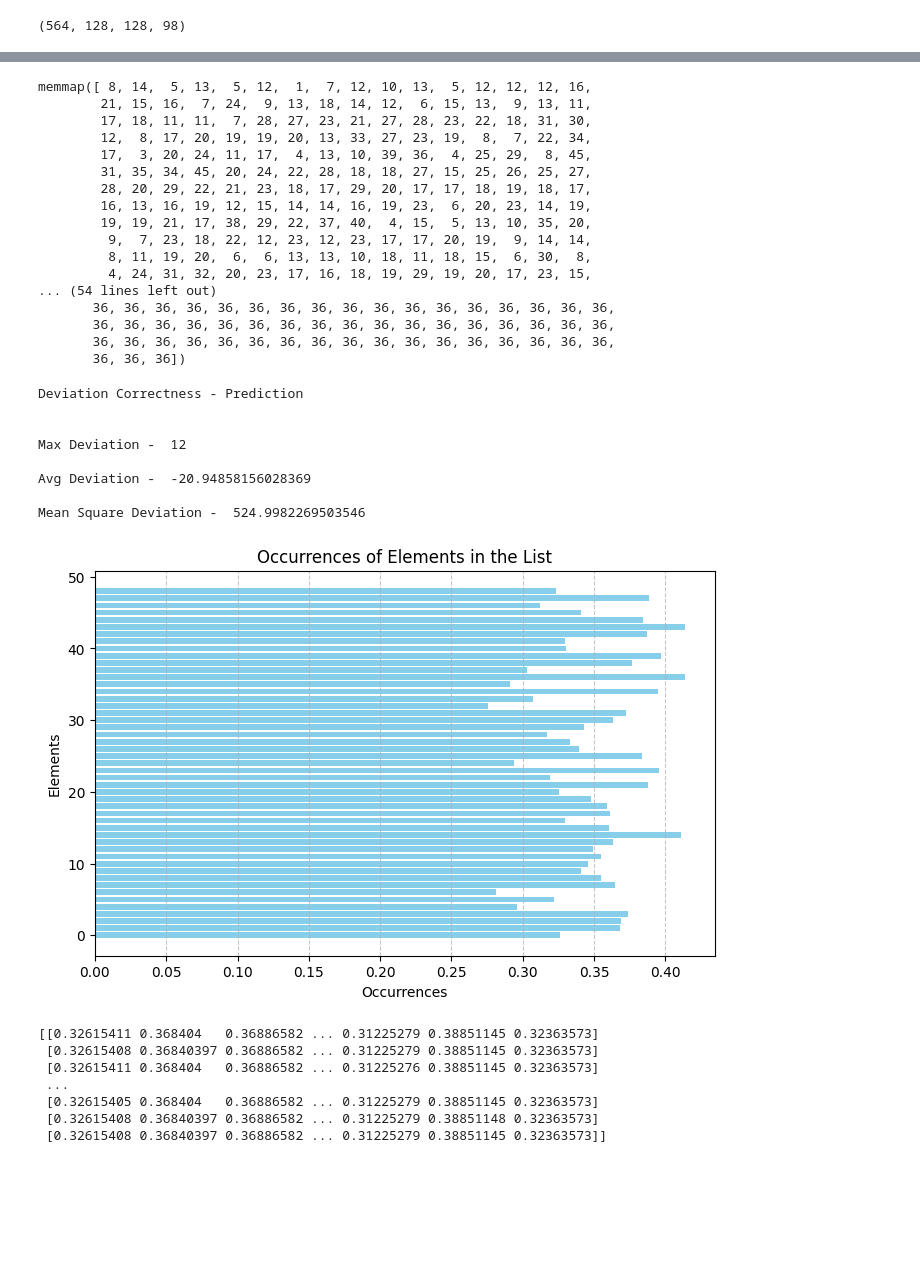
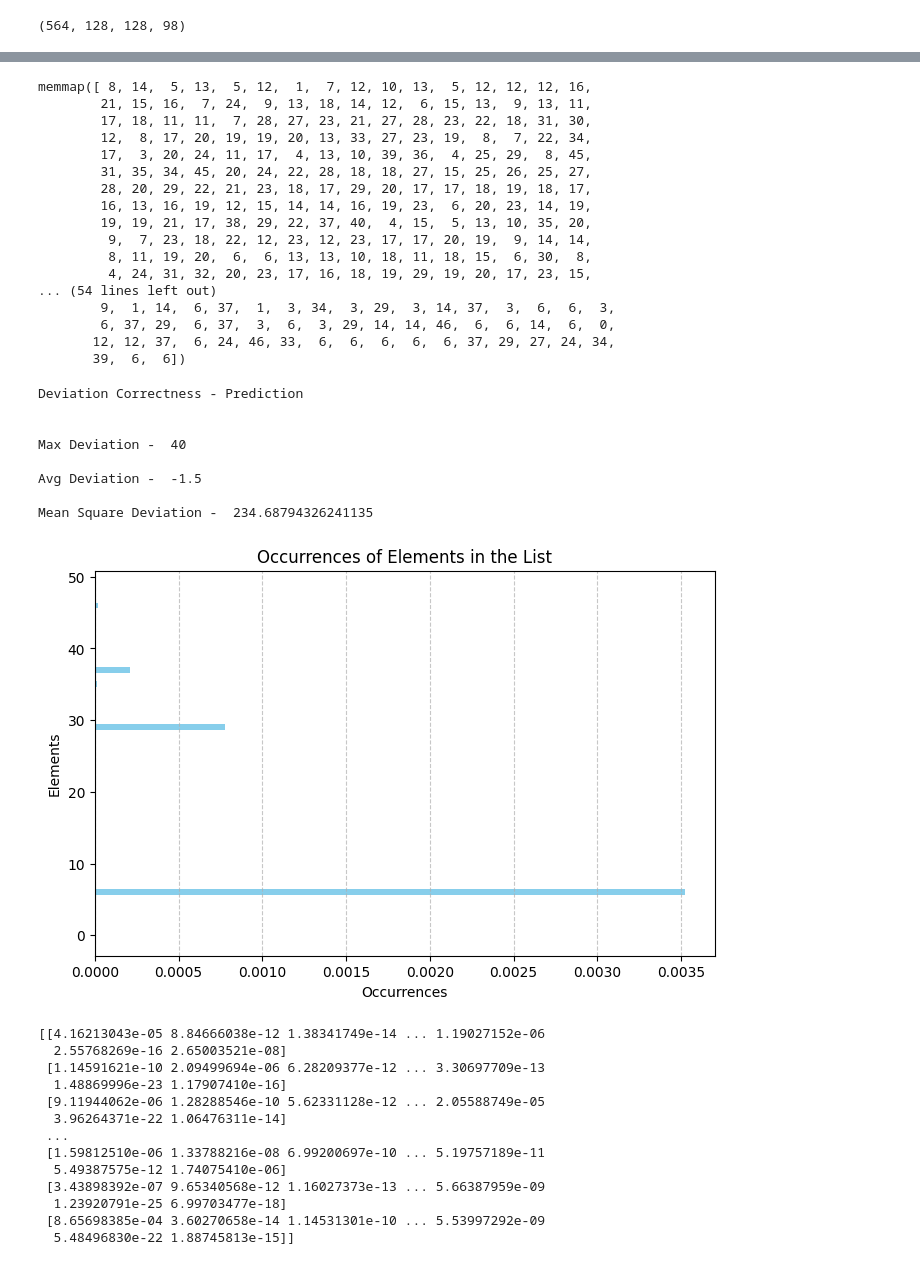
Before and after one commit to Blaze-Leo/Learning-to-Autofocus, a Jupyter notebook: Code/test_model.ipynb, the cells around one changed output, grey strips where cells are left out. Drawn from its saved outputs; the diff is of its cells as text; code cells hidden in the pictures; blank space fills up the shorter version.

```diff
--- a/Code/test_model.ipynb
+++ b/Code/test_model.ipynb
@@ -95,7 +95,7 @@ def ordinal_loss(y_true, y_pred):
 from keras.models import load_model
 
 
-model_path='/mnt/Velocity_Vault/Autofocus/Model/Model_V1/model_epoch_2.keras'
+model_path='/mnt/Velocity_Vault/Autofocus/Model/Full_Trained.keras'
 
 
 model=load_model(model_path,custom_objects={'ordinal_loss': ordinal_loss})
@@ -118,11 +118,12 @@ print(test_dataset.shape)
 predictions=np.zeros((47 * 12, 49), dtype=np.float64)
 
 
-for i in range(12):
-    test_temp=test_dataset[i*47:(i+1)*47]
+for i in range(47):
+    print("Test : ",i)
+    test_temp=test_dataset[i*12:(i+1)*12]
     pred_temp=model.predict(test_temp)
-    for j in range(47):
-        predictions[i*47+j]=pred_temp[j]
+    for j in range(12):
+        predictions[i*12+j]=pred_temp[j]
 
 print(predictions.shape)
 # pprint(predictions)
@@ -189,10 +195,10 @@ memmap([ 8, 14,  5, 13,  5, 12,  1,  7, 12, 10, 13,  5, 12, 12, 12, 16,
          8, 11, 19, 20,  6,  6, 13, 13, 10, 18, 11, 18, 15,  6, 30,  8,
          4, 24, 31, 32, 20, 23, 17, 16, 18, 19, 29, 19, 20, 17, 23, 15,
 ... (54 lines left out)
-       36, 36, 36, 36, 36, 36, 36, 36, 36, 36, 36, 36, 36, 36, 36, 36, 36,
-       36, 36, 36, 36, 36, 36, 36, 36, 36, 36, 36, 36, 36, 36, 36, 36, 36,
-       36, 36, 36, 36, 36, 36, 36, 36, 36, 36, 36, 36, 36, 36, 36, 36, 36,
-       36, 36, 36])
+        9,  1, 14,  6, 37,  1,  3, 34,  3, 29,  3, 14, 37,  3,  6,  6,  3,
+        6, 37, 29,  6, 37,  3,  6,  3, 29, 14, 14, 46,  6,  6, 14,  6,  0,
+       12, 12, 37,  6, 24, 46, 33,  6,  6,  6,  6,  6, 37, 29, 27, 24, 34,
+       39,  6,  6])
 # %%
 def calculate_deviation(predictions, ground_truth):
     assert len(predictions) == len(ground_truth), "Prediction and ground truth lists must have the same length."
@@ -220,11 +226,11 @@ print('\nMean Square Deviation - ',mse)
 Deviation Correctness - Prediction
 
 
-Max Deviation -  12
+Max Deviation -  40
 
-Avg Deviation -  -20.94858156028369
+Avg Deviation -  -1.5
 
-Mean Square Deviation -  524.9982269503546
+Mean Square Deviation -  234.68794326241135
 # %%
 import matplotlib.pyplot as plt
 from collections import Counter
@@ -250,39 +256,45 @@ def plot_occurrences(numbers):
     plt.figure(figsize=(8, 5))
     plt.barh(elements, counts, color="skyblue")
     plt.xlabel("Occurrences")
     plt.ylabel("Elements")
     plt.title("Occurrences of Elements in the List")
     plt.grid(axis="x", linestyle="--", alpha=0.7)
     plt.show()
 
 def plot_frame(pred):
     """
     Plots a horizontal bar graph of the occurrences of elements in a list.
 
     Parameters:
         numbers (list): A list of numbers to analyze.
     """
     # Count occurrences of each element
 
     ele=[i for i in range(len(pred))]
     # Plot a horizontal bar graph
     plt.figure(figsize=(8, 5))
     plt.barh(ele, pred, color="skyblue")
     plt.xlabel("Occurrences")
     plt.ylabel("Elements")
     plt.title("Occurrences of Elements in the List")
     plt.grid(axis="x", linestyle="--", alpha=0.7)
     plt.show()
 
-plot_frame(predictions[2])
+plot_frame(predictions[5])
 print(predictions)
 # print(np.sum(predictions, axis=1))
 # %% [output]
-[figure, old version]
+[figure, new version]
-[[0.32615411 0.368404   0.36886582 ... 0.31225279 0.38851145 0.32363573]
- [0.32615408 0.36840397 0.36886582 ... 0.31225279 0.38851145 0.32363573]
- [0.32615411 0.368404   0.36886582 ... 0.31225276 0.38851145 0.32363573]
+[[4.16213043e-05 8.84666038e-12 1.38341749e-14 ... 1.19027152e-06
+  2.55768269e-16 2.65003521e-08]
+ [1.14591621e-10 2.09499694e-06 6.28209377e-12 ... 3.30697709e-13
+  1.48869996e-23 1.17907410e-16]
+ [9.11944062e-06 1.28288546e-10 5.62331128e-12 ... 2.05588749e-05
+  3.96264371e-22 1.06476311e-14]
  ...
- [0.32615405 0.368404   0.36886582 ... 0.31225279 0.38851145 0.32363573]
- [0.32615408 0.36840397 0.36886582 ... 0.31225279 0.38851148 0.32363573]
- [0.32615408 0.36840397 0.36886582 ... 0.31225279 0.38851145 0.32363573]]
+ [1.59812510e-06 1.33788216e-08 6.99200697e-10 ... 5.19757189e-11
+  5.49387575e-12 1.74075410e-06]
+ [3.43898392e-07 9.65340568e-12 1.16027373e-13 ... 5.66387959e-09
+  1.23920791e-25 6.99703477e-18]
+ [8.65698385e-04 3.60270658e-14 1.14531301e-10 ... 5.53997292e-09
+  5.48496830e-22 1.88745813e-15]]
```
Also changed, not shown: parts of 4 cells of this notebook, 1 other file.
